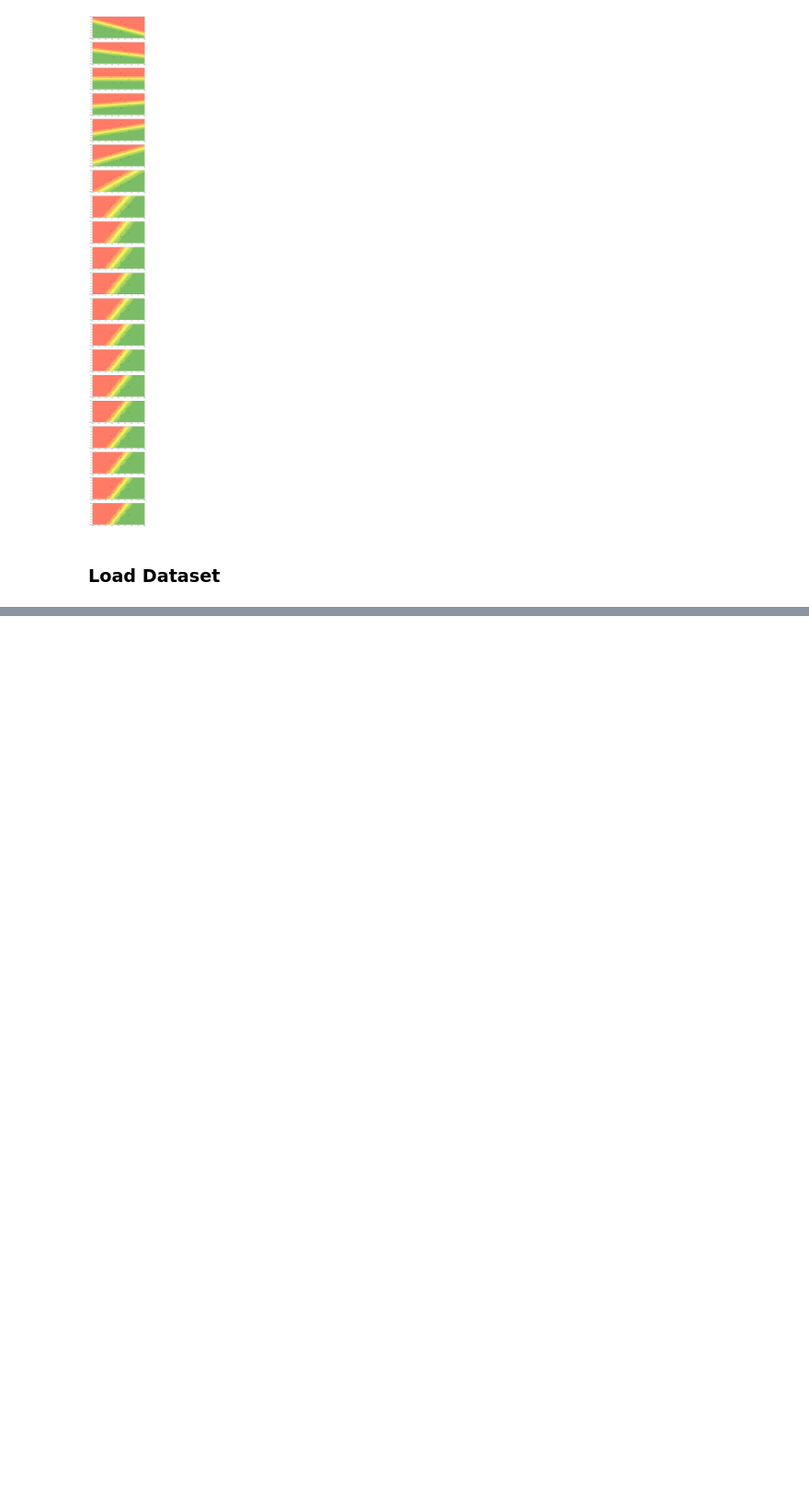
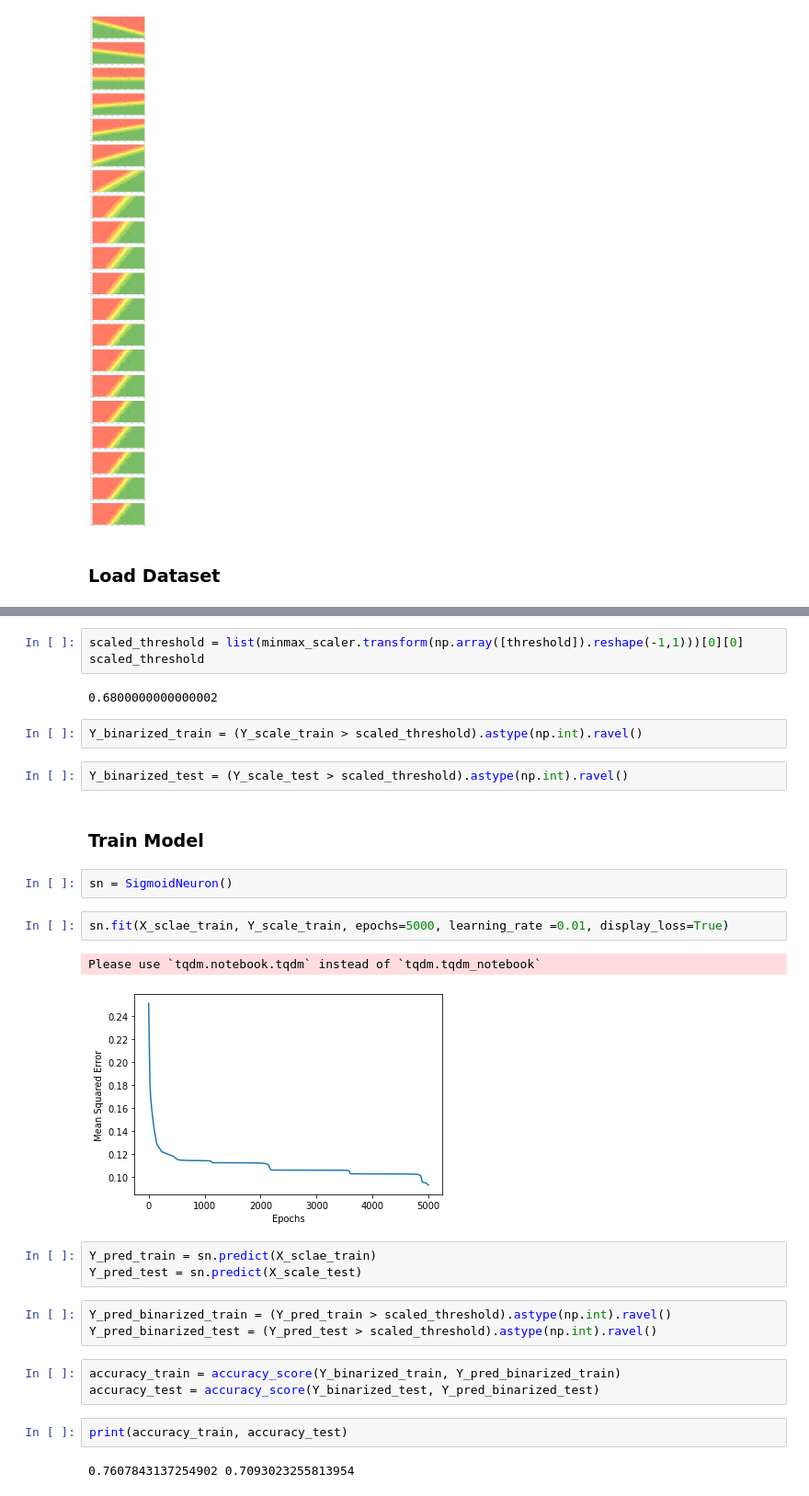
Before and after one commit to PavanReddy28/ML, a Jupyter notebook: Sigmoid_Neuron.ipynb, the cells around one changed output, grey strips where cells are left out. Shown at 92% size. Cells and saved outputs as stored; diff of their text form; blank space fills up the shorter version.

Commit message:
Implemented Sigmoid Neuron

```diff
--- a/Sigmoid_Neuron.ipynb
+++ b/Sigmoid_Neuron.ipynb
@@ -274,0 +484,31 @@ HTTP request sent, awaiting response... 404 Not Found
+# %%
+scaled_threshold = list(minmax_scaler.transform(np.array([threshold]).reshape(-1,1)))[0][0]
+scaled_threshold
+# %% [output]
+0.6800000000000002
+# %%
+Y_binarized_train = (Y_scale_train > scaled_threshold).astype(np.int).ravel()
+# %%
+Y_binarized_test = (Y_scale_test > scaled_threshold).astype(np.int).ravel()
+# %% [markdown]
+### Train Model
+# %%
+sn = SigmoidNeuron()
+# %%
+sn.fit(X_sclae_train, Y_scale_train, epochs=5000, learning_rate =0.01, display_loss=True)
+# %% [output]
+Please use `tqdm.notebook.tqdm` instead of `tqdm.tqdm_notebook`
+[figure, added]
+# %%
+Y_pred_train = sn.predict(X_sclae_train)
+Y_pred_test = sn.predict(X_scale_test)
+# %%
+Y_pred_binarized_train = (Y_pred_train > scaled_threshold).astype(np.int).ravel()
+Y_pred_binarized_test = (Y_pred_test > scaled_threshold).astype(np.int).ravel()
+# %%
+accuracy_train = accuracy_score(Y_binarized_train, Y_pred_binarized_train)
+accuracy_test = accuracy_score(Y_binarized_test, Y_pred_binarized_test)
+# %%
+print(accuracy_train, accuracy_test)
+# %% [output]
+0.7607843137254902 0.7093023255813954
```
Also changed, not shown: parts of 44 cells of this notebook.
